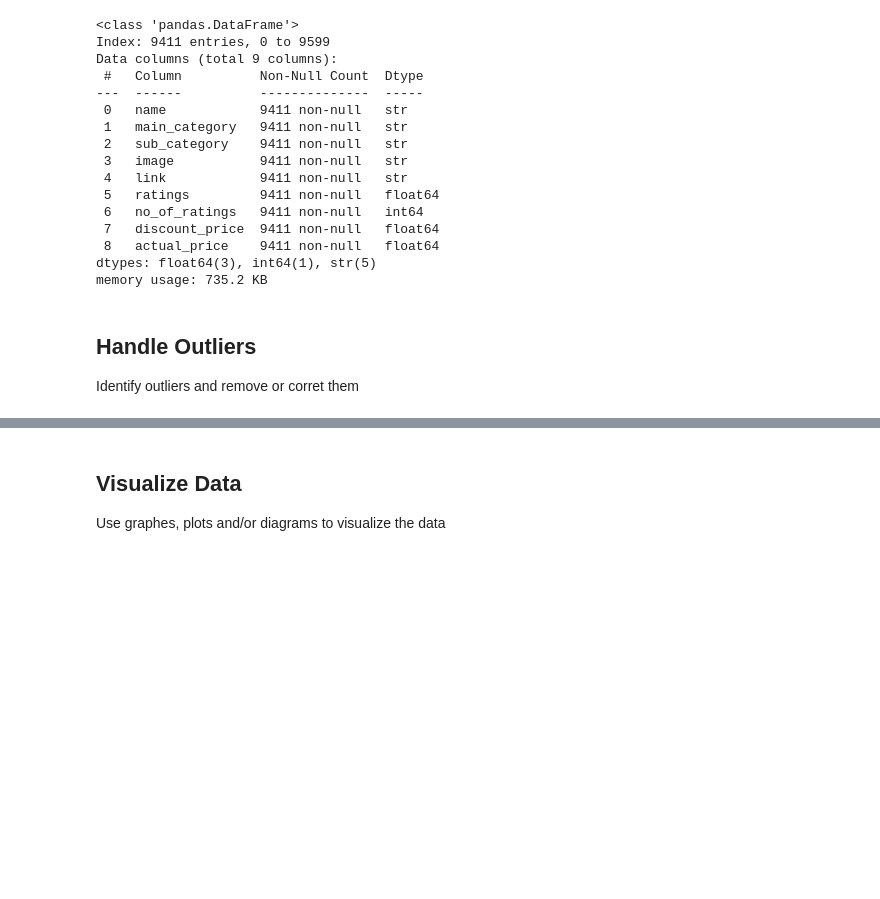
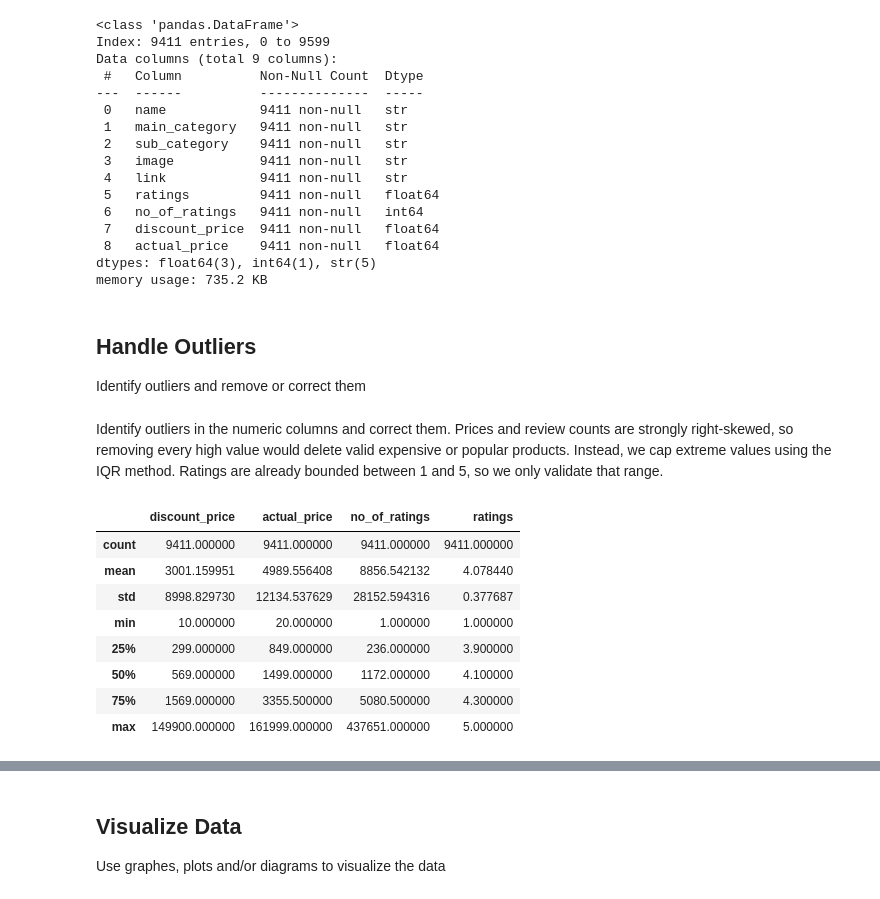
Before and after one commit to cureboyxxx/BigDataEngineeringProject, a Jupyter notebook: data cleaning/notebooks/data_cleaning.ipynb, the cells around one changed output, grey strips where cells are left out. Drawn from its saved outputs; the diff is of its cells as text; code cells hidden in the pictures; blank space fills up the shorter version.

```diff
--- a/data cleaning/notebooks/data_cleaning.ipynb
+++ b/data cleaning/notebooks/data_cleaning.ipynb
@@ -197,7 +200,23 @@ Data columns (total 9 columns):
  8   actual_price    9411 non-null   float64
 dtypes: float64(3), int64(1), str(5)
 memory usage: 735.2 KB
+# %% [markdown]
+## Handle Outliers
+Identify outliers and remove or correct them
 # %% [markdown]
-## Handle Outliers
 
-Identify outliers and remove or corret them
+Identify outliers in the numeric columns and correct them. Prices and review counts are strongly right-skewed, so removing every high value would delete valid expensive or popular products. Instead, we cap extreme values using the IQR method. Ratings are already bounded between 1 and 5, so we only validate that range.
+# %%
+outlier_columns = ["discount_price", "actual_price", "no_of_ratings"]
+
+data[outlier_columns + ["ratings"]].describe()
+# %% [output]
+|  | discount_price | actual_price | no_of_ratings | ratings |
+| count | 9411.000000 | 9411.000000 | 9411.000000 | 9411.000000 |
+| mean | 3001.159951 | 4989.556408 | 8856.542132 | 4.078440 |
+| std | 8998.829730 | 12134.537629 | 28152.594316 | 0.377687 |
+| min | 10.000000 | 20.000000 | 1.000000 | 1.000000 |
+| 25% | 299.000000 | 849.000000 | 236.000000 | 3.900000 |
+| 50% | 569.000000 | 1499.000000 | 1172.000000 | 4.100000 |
+| 75% | 1569.000000 | 3355.500000 | 5080.500000 | 4.300000 |
+| max | 149900.000000 | 161999.000000 | 437651.000000 | 5.000000 |
```
Also changed, not shown: parts of 15 cells of this notebook.
